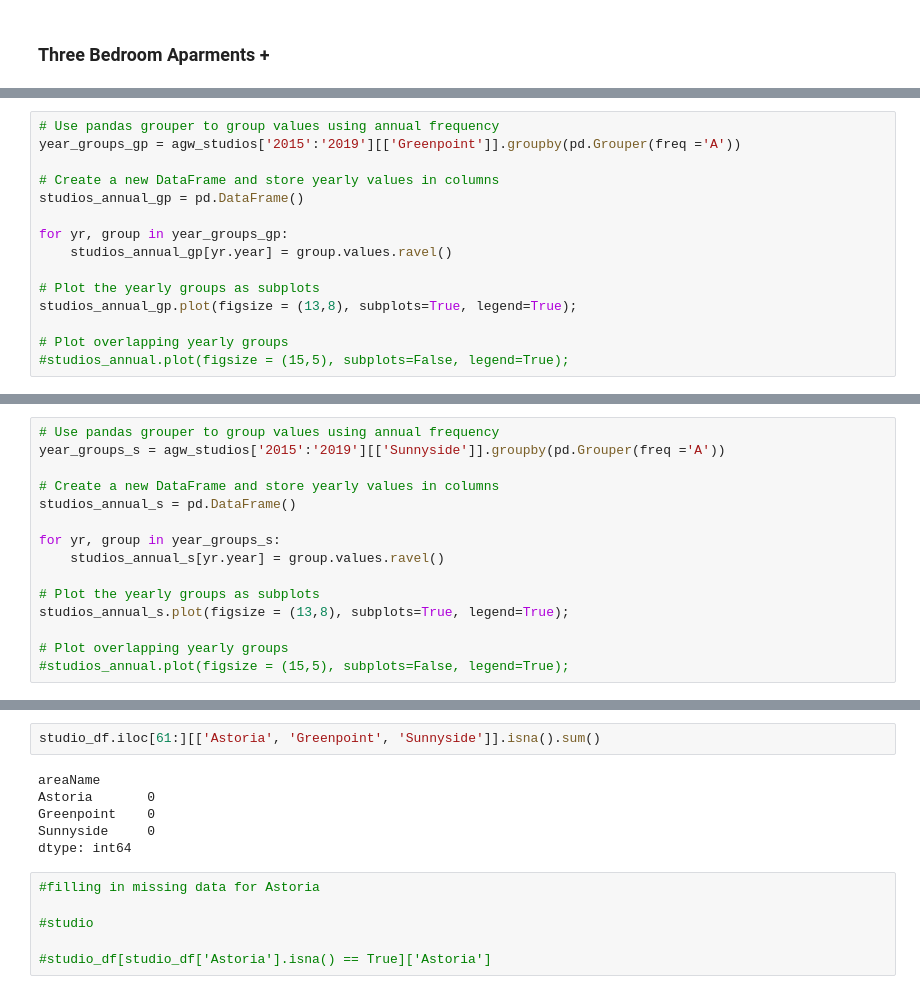
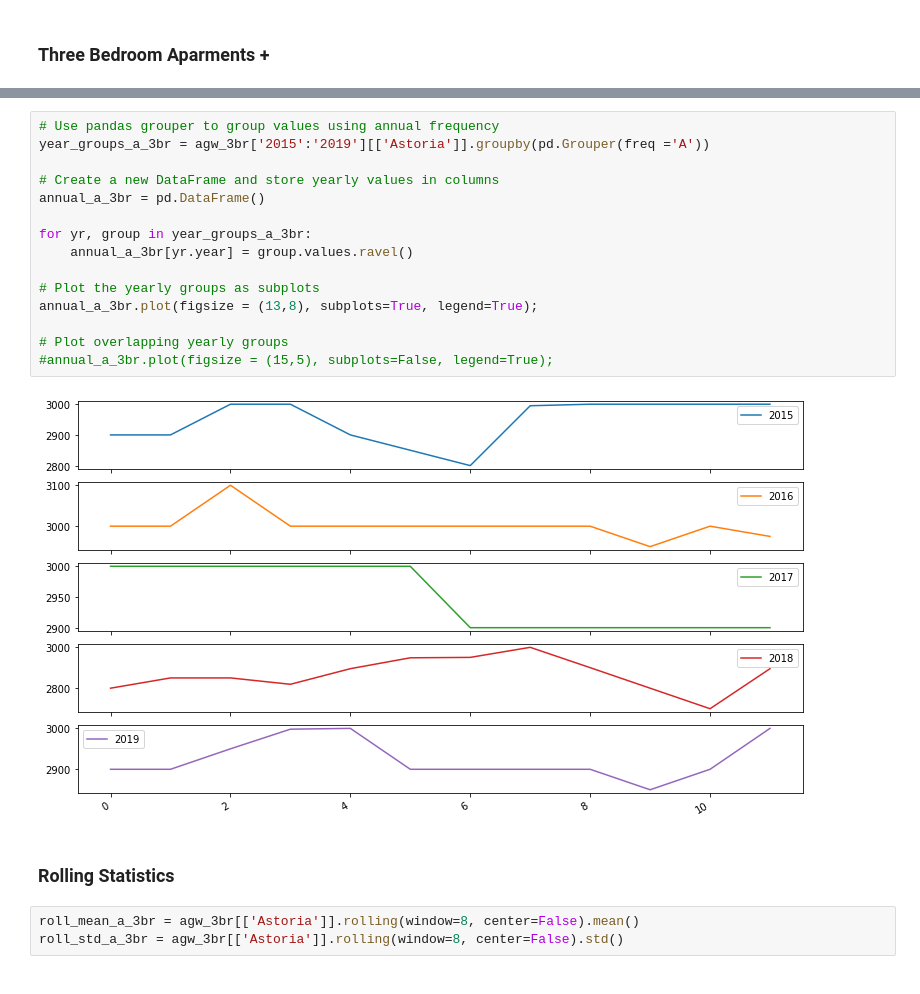
Before and after one commit to jbuenaseda/streeteasy_time_series, a Jupyter notebook: astoria_rent.ipynb, the cells around one changed output, grey strips where cells are left out. Drawn from its saved outputs; the diff is of its cells as text.

```diff
--- a/astoria_rent.ipynb
+++ b/astoria_rent.ipynb
@@ -562,15 +559,0 @@ fig2_ast_1br = ast_1br_prophet.plot_components(forecast_ast_1br)
-# %%
-# Use pandas grouper to group values using annual frequency
-year_groups_gp = agw_studios['2015':'2019'][['Greenpoint']].groupby(pd.Grouper(freq ='A'))
-
-# Create a new DataFrame and store yearly values in columns
-studios_annual_gp = pd.DataFrame()
-
-for yr, group in year_groups_gp:
-    studios_annual_gp[yr.year] = group.values.ravel()
-
-# Plot the yearly groups as subplots
-studios_annual_gp.plot(figsize = (13,8), subplots=True, legend=True);
-
-# Plot overlapping yearly groups
-#studios_annual.plot(figsize = (15,5), subplots=False, legend=True);
@@ -661,15 +559,0 @@ plot_pacf(agw_studios['Greenpoint']);
-# %%
-# Use pandas grouper to group values using annual frequency
-year_groups_s = agw_studios['2015':'2019'][['Sunnyside']].groupby(pd.Grouper(freq ='A'))
-
-# Create a new DataFrame and store yearly values in columns
-studios_annual_s = pd.DataFrame()
-
-for yr, group in year_groups_s:
-    studios_annual_s[yr.year] = group.values.ravel()
-
-# Plot the yearly groups as subplots
-studios_annual_s.plot(figsize = (13,8), subplots=True, legend=True);
-
-# Plot overlapping yearly groups
-#studios_annual.plot(figsize = (15,5), subplots=False, legend=True);
@@ -776,14 +560,22 @@ threebr_df.iloc[61:][['Astoria', 'Greenpoint', 'Sunnyside']].plot(figsize=(12,8)
-# %%
-studio_df.iloc[61:][['Astoria', 'Greenpoint', 'Sunnyside']].isna().sum()
-# %% [output]
-areaName
-Astoria       0
-Greenpoint    0
-Sunnyside     0
-dtype: int64
-# %%
-#filling in missing data for Astoria
-
-#studio
-
-#studio_df[studio_df['Astoria'].isna() == True]['Astoria']
+# %%
+# Use pandas grouper to group values using annual frequency
+year_groups_a_3br = agw_3br['2015':'2019'][['Astoria']].groupby(pd.Grouper(freq ='A'))
+
+# Create a new DataFrame and store yearly values in columns
+annual_a_3br = pd.DataFrame()
+
+for yr, group in year_groups_a_3br:
+    annual_a_3br[yr.year] = group.values.ravel()
+
+# Plot the yearly groups as subplots
+annual_a_3br.plot(figsize = (13,8), subplots=True, legend=True);
+
+# Plot overlapping yearly groups
+#annual_a_3br.plot(figsize = (15,5), subplots=False, legend=True);
+# %% [output]
+[figure, added]
+# %% [markdown]
+### Rolling Statistics
+# %%
+roll_mean_a_3br = agw_3br[['Astoria']].rolling(window=8, center=False).mean()
+roll_std_a_3br = agw_3br[['Astoria']].rolling(window=8, center=False).std()
```
Also changed, not shown: parts of 44 cells of this notebook.
